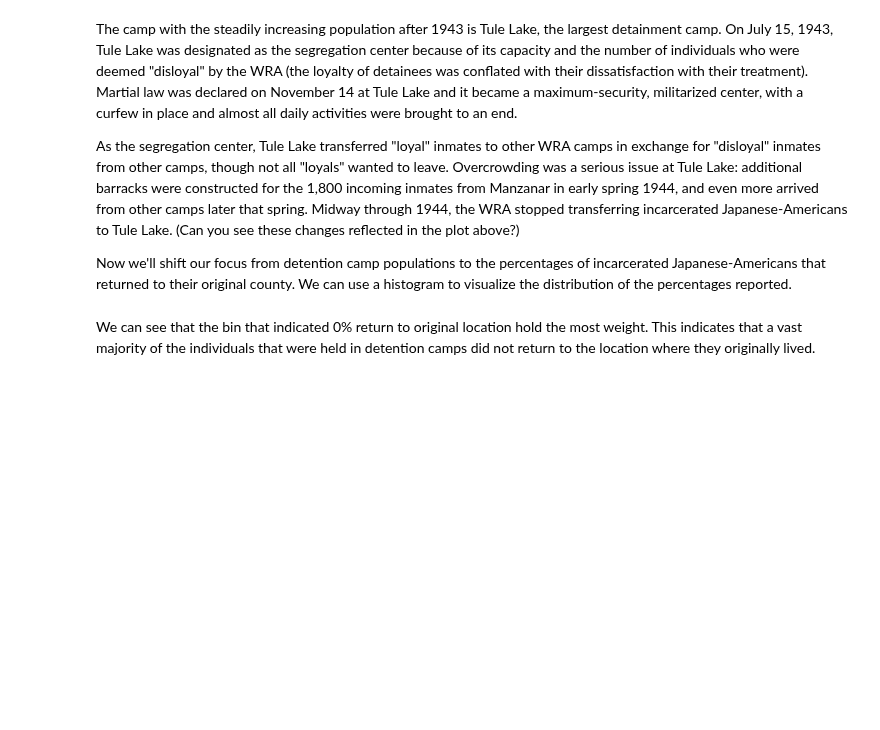
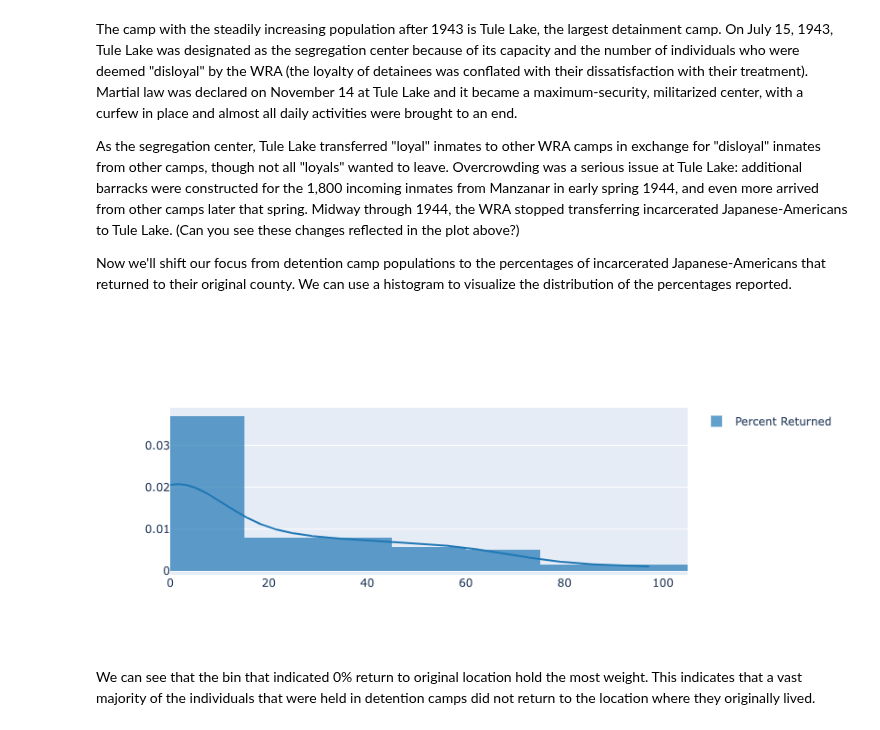
Before and after one commit to ds-modules/data-4ac, a Jupyter notebook: notebook2/notebook2-2022.ipynb, the cells around one changed output. Saved outputs shown, nothing was run; the diff lists cells and outputs as text; code cells hidden in the pictures; blank space fills up the shorter version.

```diff
--- a/notebook2/notebook2-2022.ipynb
+++ b/notebook2/notebook2-2022.ipynb
@@ -255,3 +314,10 @@ plt.title("Percent Returned to Original County");
+# %%
+fig = ff.create_distplot([population1940_1945['% returned']],
+                         ["Percent Returned"],
+                         show_rug = False, bin_size = 15)
+fig.show()
+# %% [output]
+[figure, added]
 # %% [markdown]
 We can see that the bin that indicated 0% return to original location hold the most weight. This indicates that a vast majority of the individuals that were held in detention camps did not return to the location where they originally lived.
 # %% [markdown]
```
Also changed, not shown: parts of 18 cells of this notebook, 3 other files.
